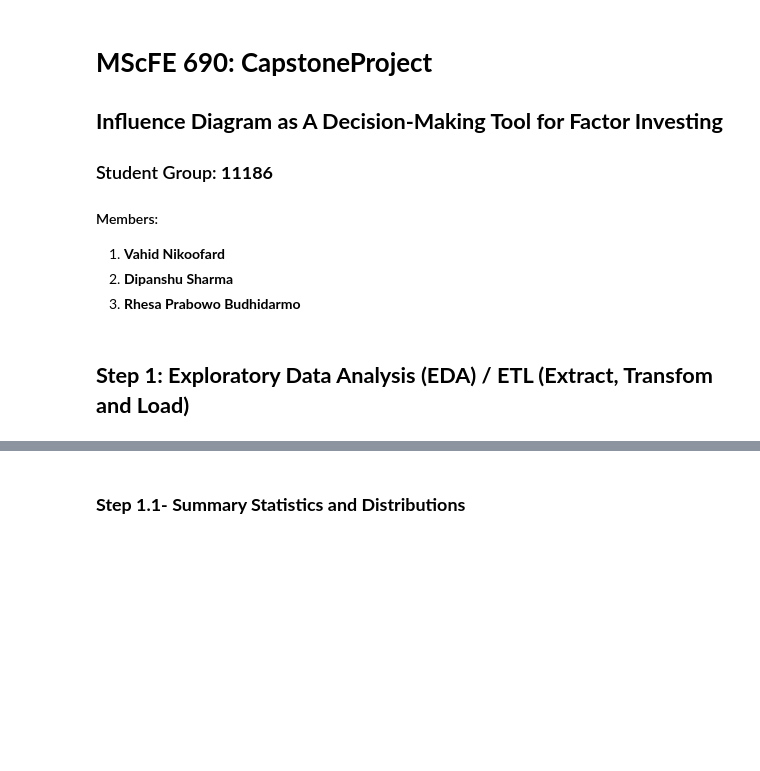
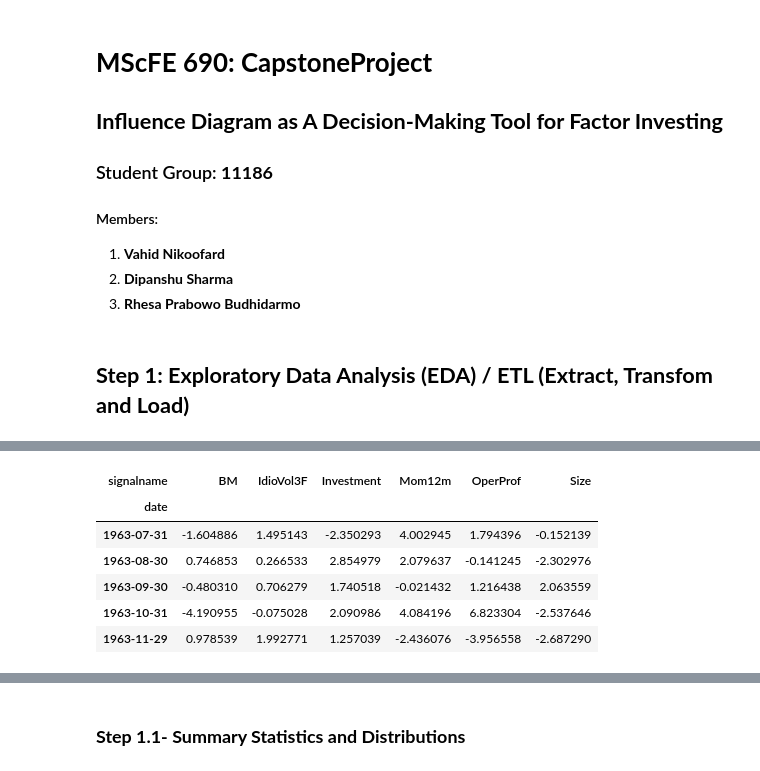
Before and after one commit to dipanshusharma2001/MScFE_WQU_Capstone_Project, a Jupyter notebook: notebooks/CausalFactorInvestingUsingInfluenceDiagram_StudentGroup_11186.ipynb, the cells around one changed output, grey strips where cells are left out. Drawn from its saved outputs; the diff is of its cells as text; code cells hidden in the pictures; blank space fills up the shorter version.

```diff
--- a/notebooks/CausalFactorInvestingUsingInfluenceDiagram_StudentGroup_11186.ipynb
+++ b/notebooks/CausalFactorInvestingUsingInfluenceDiagram_StudentGroup_11186.ipynb
@@ -86,0 +92,9 @@ msci_monthly_returns.to_csv(f"{inputs_clean}/msci_em_factor_monthly_returns.csv"
+# %%
+# filtering the common period from where all factor return data is available
+start_date = osap_factor_returns.dropna().index.min()
+end_date = osap_factor_returns.dropna().index.max()
+print("Common period with all factor returns available:", start_date, "to", end_date)
+
+osap_factor_returns = osap_factor_returns.loc[start_date:end_date]
+osap_factor_returns.head()
+# %% [output]
@@ -86,0 +102,7 @@ msci_monthly_returns.to_csv(f"{inputs_clean}/msci_em_factor_monthly_returns.csv"
+| signalname | BM | IdioVol3F | Investment | Mom12m | OperProf | Size |
+| date |  |  |  |  |  |  |
+| 1963-07-31 | -1.604886 | 1.495143 | -2.350293 | 4.002945 | 1.794396 | -0.152139 |
+| 1963-08-30 | 0.746853 | 0.266533 | 2.854979 | 2.079637 | -0.141245 | -2.302976 |
+| 1963-09-30 | -0.480310 | 0.706279 | 1.740518 | -0.021432 | 1.216438 | 2.063559 |
+| 1963-10-31 | -4.190955 | -0.075028 | 2.090986 | 4.084196 | 6.823304 | -2.537646 |
+| 1963-11-29 | 0.978539 | 1.992771 | 1.257039 | -2.436076 | -3.956558 | -2.687290 |
```
Also changed, not shown: parts of 14 cells of this notebook, 6 other files.
